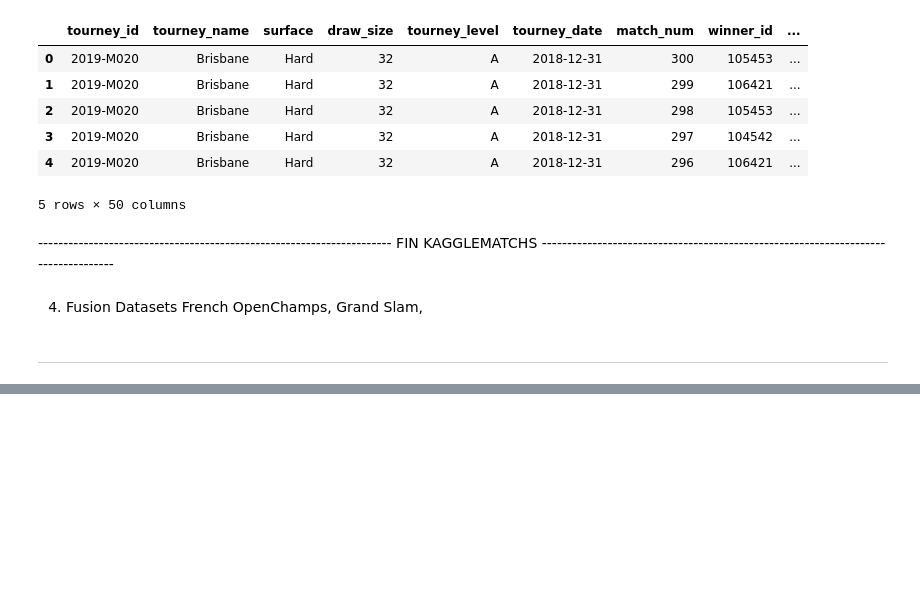
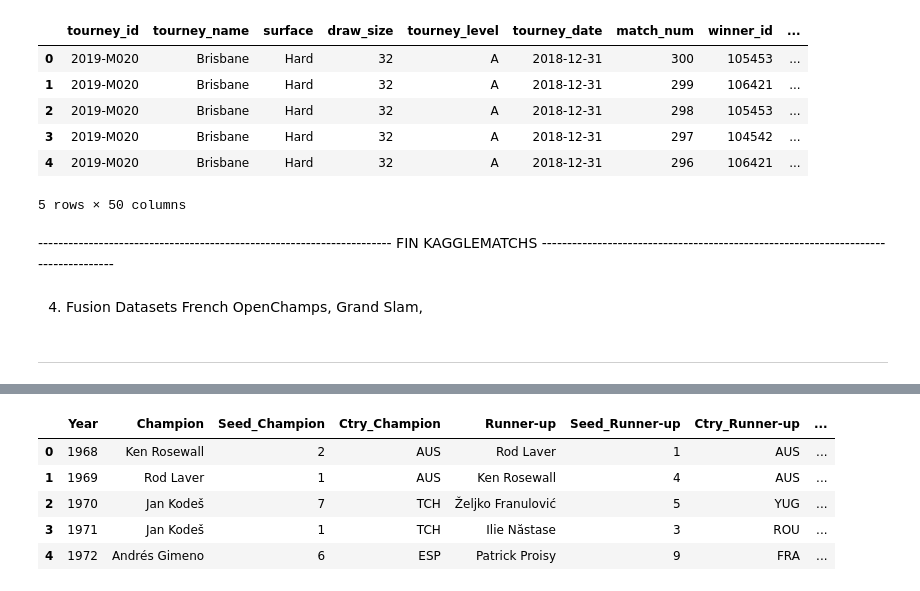
Before and after one commit to S0nia11/Projet_Sp-, a Jupyter notebook: Nettoyage data/Datasets/Matchs/Structure_datasets.ipynb, the cells around one changed output, grey strips where cells are left out. Saved outputs shown, nothing was run; the diff lists cells and outputs as text; code cells hidden in the pictures; blank space fills up the shorter version.

```diff
--- a/Nettoyage data/Datasets/Matchs/Structure_datasets.ipynb
+++ b/Nettoyage data/Datasets/Matchs/Structure_datasets.ipynb
@@ -356 +354,14 @@ df_
 106 rows × 8 columns
+# %%
+# Nettoyage de la colonne 'Score in the Final'
+df_fr['Score in the Final'] = df_fr['Score in the Final'].str.split(',').apply(lambda x: ','.join(x[:3]))
+df_fr['Score in the Final'] = df_fr['Score in the Final'].str.replace(r'\s*\([^()]*\)', '', regex=True)
+df_fr['Score in the Final'] = df_fr['Score in the Final'].str.replace(r'\bretired\b', '', regex=True)
+df_fr.head()
+# %% [output]
+|  | Year | Champion | Seed_Champion | Ctry_Champion | Runner-up | Seed_Runner-up | Ctry_Runner-up | ... |
+| 0 | 1968 | Ken Rosewall | 2 | AUS | Rod Laver | 1 | AUS | ... |
+| 1 | 1969 | Rod Laver | 1 | AUS | Ken Rosewall | 4 | AUS | ... |
+| 2 | 1970 | Jan Kodeš | 7 | TCH | Željko Franulović | 5 | YUG | ... |
+| 3 | 1971 | Jan Kodeš | 1 | TCH | Ilie Năstase | 3 | ROU | ... |
+| 4 | 1972 | Andrés Gimeno | 6 | ESP | Patrick Proisy | 9 | FRA | ... |
```
Also changed, not shown: parts of 3 cells of this notebook.
